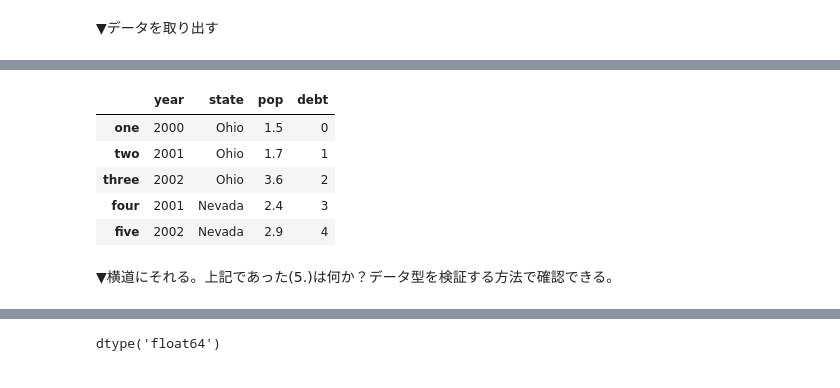
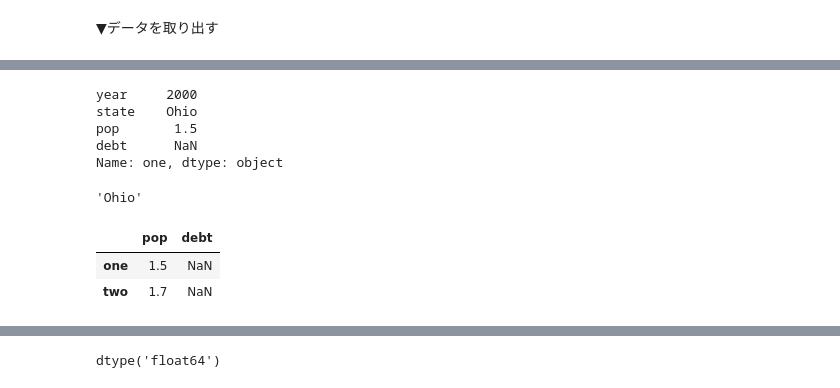
Before and after one commit to kinotsurayasu/python, a Jupyter notebook: Pandas.ipynb, the cells around one changed output, grey strips where cells are left out. Cells and saved outputs as stored; diff of their text form; code cells hidden in the pictures.

```diff
--- a/Pandas.ipynb
+++ b/Pandas.ipynb
@@ -105,11 +120,0 @@ frame2['debt'] = np.arange(5.)
-# %%
-frame2
-# %% [output]
-|  | year | state | pop | debt |
-| one | 2000 | Ohio | 1.5 | 0 |
-| two | 2001 | Ohio | 1.7 | 1 |
-| three | 2002 | Ohio | 3.6 | 2 |
-| four | 2001 | Nevada | 2.4 | 3 |
-| five | 2002 | Nevada | 2.9 | 4 |
-# %% [markdown]
-▼横道にそれる。上記であった(5.)は何か？データ型を検証する方法で確認できる。
@@ -117,0 +121,18 @@ data=np.arange(5.)
+# %%
+df.ix[0]
+# %% [output]
+year     2000
+state    Ohio
+pop       1.5
+debt      NaN
+Name: one, dtype: object
+# %%
+df.ix[0,1]
+# %% [output]
+'Ohio'
+# %%
+df.ix[[0,1],[2,3]]
+# %% [output]
+|  | pop | debt |
+| one | 1.5 | NaN |
+| two | 1.7 | NaN |
```
Also changed, not shown: parts of 50 cells of this notebook.
